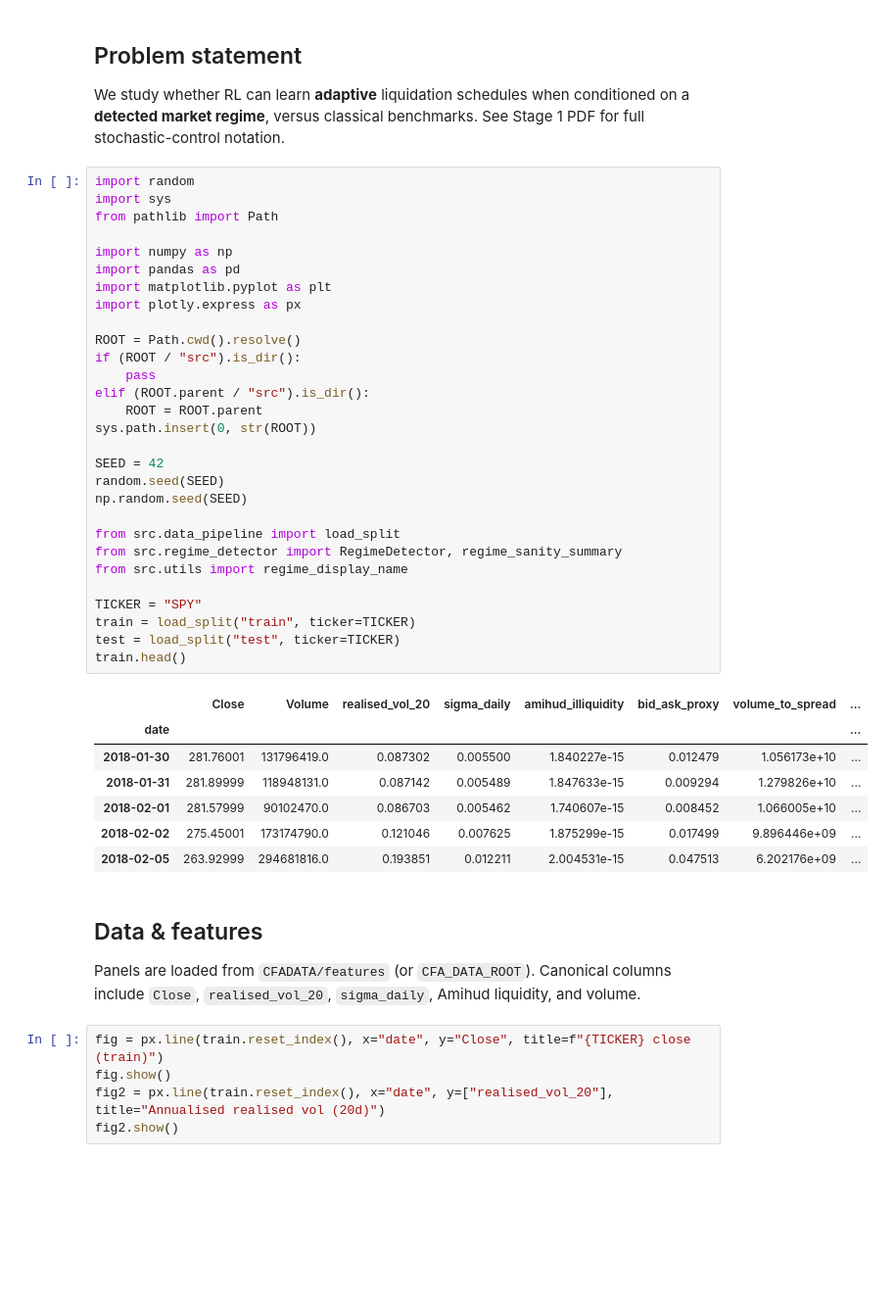
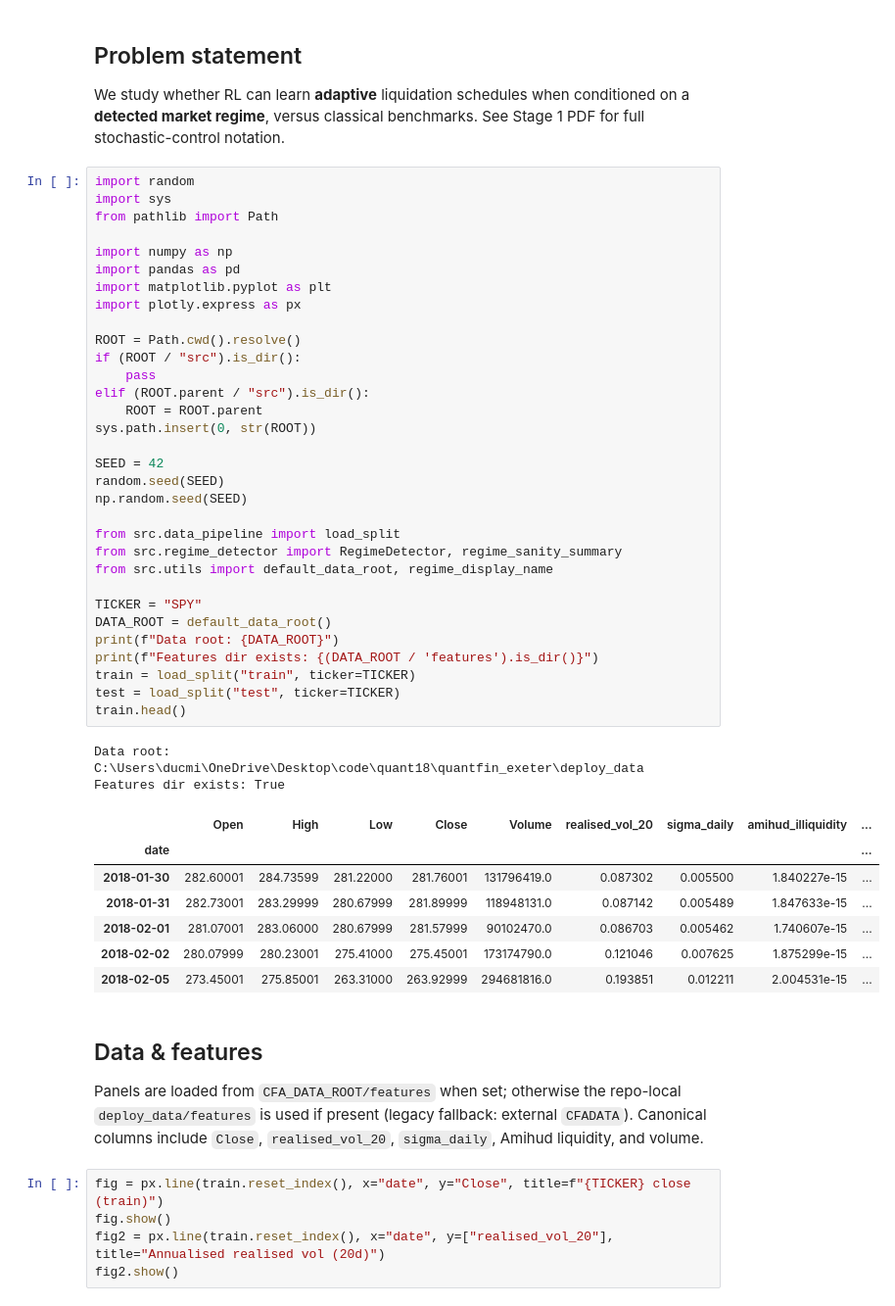
Before and after one commit to KirikPapka/quantfin_exeter, a Jupyter notebook: notebooks/main_notebook.ipynb, the cells around one changed output. Shown at 98% size. Drawn from its saved outputs; the diff is of its cells as text; blank space fills up the shorter version.

```diff
--- a/notebooks/main_notebook.ipynb
+++ b/notebooks/main_notebook.ipynb
@@ -15,44 +15,49 @@ We study whether RL can learn **adaptive** liquidation schedules when conditione
 # %%
 import random
 import sys
 from pathlib import Path
 
 import numpy as np
 import pandas as pd
 import matplotlib.pyplot as plt
 import plotly.express as px
 
 ROOT = Path.cwd().resolve()
 if (ROOT / "src").is_dir():
     pass
 elif (ROOT.parent / "src").is_dir():
     ROOT = ROOT.parent
 sys.path.insert(0, str(ROOT))
 
 SEED = 42
 random.seed(SEED)
 np.random.seed(SEED)
 
 from src.data_pipeline import load_split
 from src.regime_detector import RegimeDetector, regime_sanity_summary
-from src.utils import regime_display_name
+from src.utils import default_data_root, regime_display_name
 
 TICKER = "SPY"
+DATA_ROOT = default_data_root()
+print(f"Data root: {DATA_ROOT}")
+print(f"Features dir exists: {(DATA_ROOT / 'features').is_dir()}")
 train = load_split("train", ticker=TICKER)
 test = load_split("test", ticker=TICKER)
 train.head()
 # %% [output]
+Data root: C:\Users\ducmi\OneDrive\Desktop\code\quant18\quantfin_exeter\deploy_data
+Features dir exists: True
-|  | Close | Volume | realised_vol_20 | sigma_daily | amihud_illiquidity | bid_ask_proxy | volume_to_spread | ... |
-| date |  |  |  |  |  |  |  | ... |
-| 2018-01-30 | 281.76001 | 131796419.0 | 0.087302 | 0.005500 | 1.840227e-15 | 0.012479 | 1.056173e+10 | ... |
-| 2018-01-31 | 281.89999 | 118948131.0 | 0.087142 | 0.005489 | 1.847633e-15 | 0.009294 | 1.279826e+10 | ... |
-| 2018-02-01 | 281.57999 | 90102470.0 | 0.086703 | 0.005462 | 1.740607e-15 | 0.008452 | 1.066005e+10 | ... |
-| 2018-02-02 | 275.45001 | 173174790.0 | 0.121046 | 0.007625 | 1.875299e-15 | 0.017499 | 9.896446e+09 | ... |
-| 2018-02-05 | 263.92999 | 294681816.0 | 0.193851 | 0.012211 | 2.004531e-15 | 0.047513 | 6.202176e+09 | ... |
+|  | Open | High | Low | Close | Volume | realised_vol_20 | sigma_daily | amihud_illiquidity | ... |
+| date |  |  |  |  |  |  |  |  | ... |
+| 2018-01-30 | 282.60001 | 284.73599 | 281.22000 | 281.76001 | 131796419.0 | 0.087302 | 0.005500 | 1.840227e-15 | ... |
+| 2018-01-31 | 282.73001 | 283.29999 | 280.67999 | 281.89999 | 118948131.0 | 0.087142 | 0.005489 | 1.847633e-15 | ... |
+| 2018-02-01 | 281.07001 | 283.06000 | 280.67999 | 281.57999 | 90102470.0 | 0.086703 | 0.005462 | 1.740607e-15 | ... |
+| 2018-02-02 | 280.07999 | 280.23001 | 275.41000 | 275.45001 | 173174790.0 | 0.121046 | 0.007625 | 1.875299e-15 | ... |
+| 2018-02-05 | 273.45001 | 275.85001 | 263.31000 | 263.92999 | 294681816.0 | 0.193851 | 0.012211 | 2.004531e-15 | ... |
 # %% [markdown]
 ## Data & features
 
-Panels are loaded from `CFADATA/features` (or `CFA_DATA_ROOT`). Canonical columns include `Close`, `realised_vol_20`, `sigma_daily`, Amihud liquidity, and volume.
+Panels are loaded from `CFA_DATA_ROOT/features` when set; otherwise the repo-local `deploy_data/features` is used if present (legacy fallback: external `CFADATA`). Canonical columns include `Close`, `realised_vol_20`, `sigma_daily`, Amihud liquidity, and volume.
 # %%
 fig = px.line(train.reset_index(), x="date", y="Close", title=f"{TICKER} close (train)")
 fig.show()
```
Also changed, not shown: parts of 6 cells of this notebook, 6 other files.
